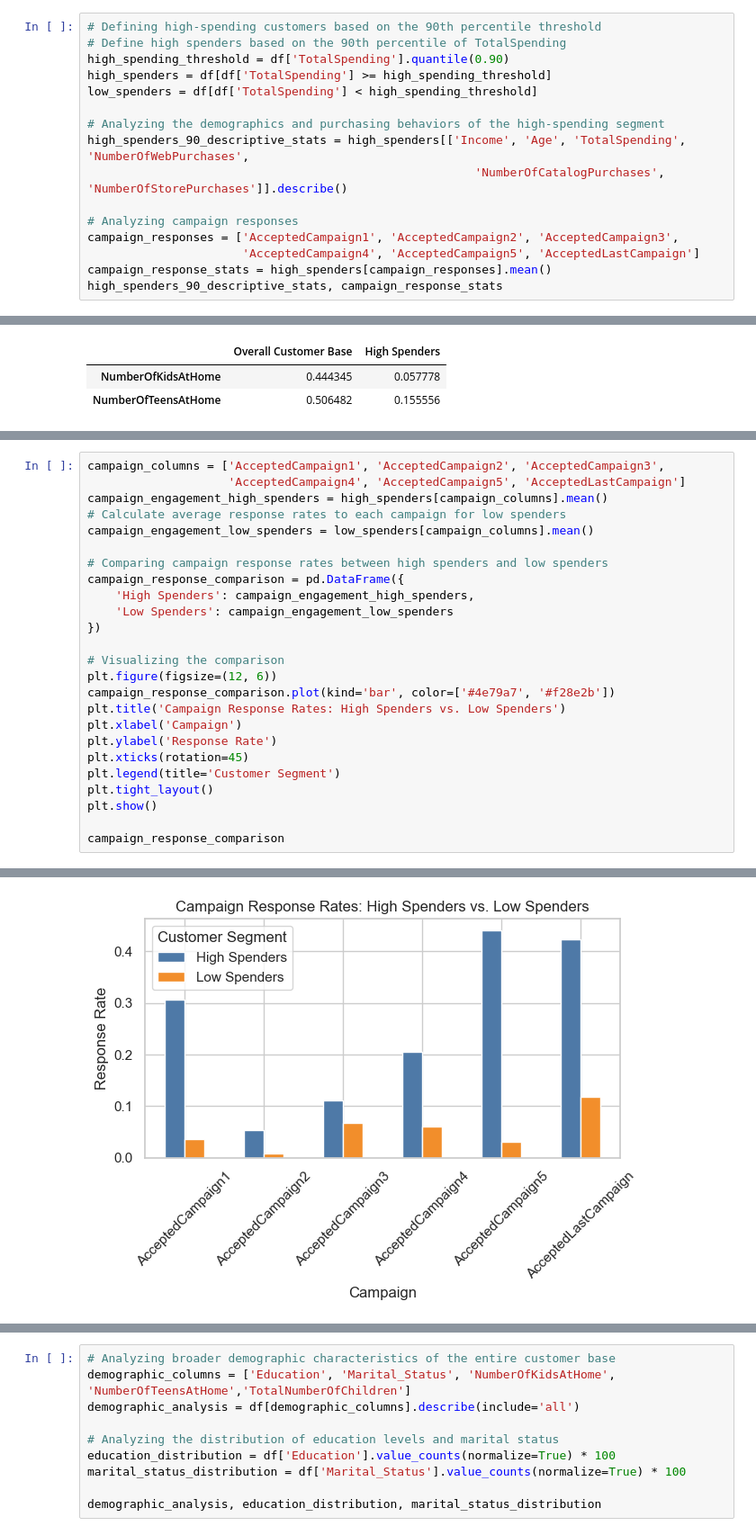
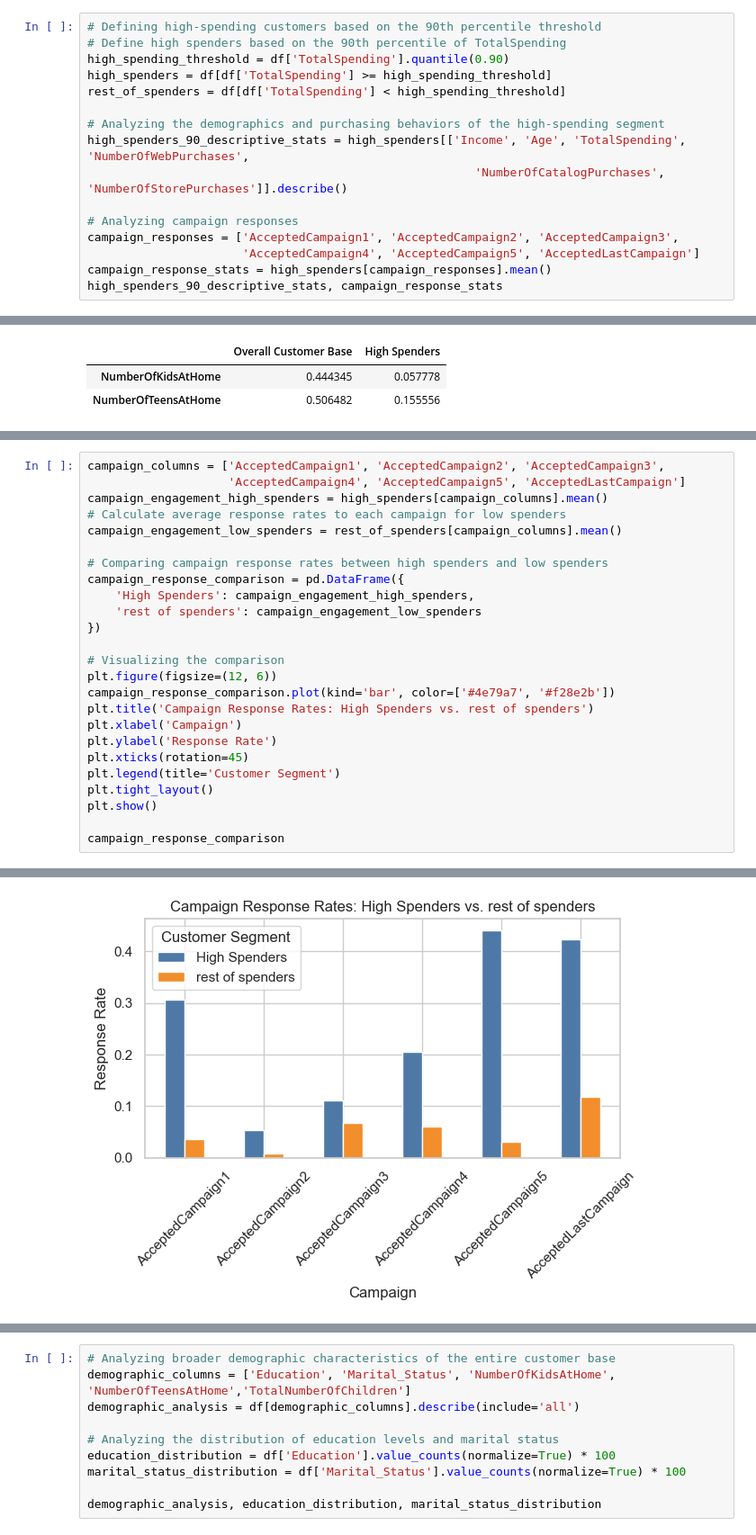
Before and after one commit to OmarEmad313/Data-Analysis-Projects, a Jupyter notebook: Customer personality analysis/customer personality analysis.ipynb, the cells around one changed output, grey strips where cells are left out. Shown: that part at 90% size. Cells and saved outputs as stored; diff of their text form.

```diff
--- a/Customer personality analysis/customer personality analysis.ipynb
+++ b/Customer personality analysis/customer personality analysis.ipynb
@@ -422,7 +357,7 @@ print(total_spending_percentiles)
 # Define high spenders based on the 90th percentile of TotalSpending
 high_spending_threshold = df['TotalSpending'].quantile(0.90)
 high_spenders = df[df['TotalSpending'] >= high_spending_threshold]
-low_spenders = df[df['TotalSpending'] < high_spending_threshold]
+rest_of_spenders = df[df['TotalSpending'] < high_spending_threshold]
 
 # Analyzing the demographics and purchasing behaviors of the high-spending segment
 high_spenders_90_descriptive_stats = high_spenders[['Income', 'Age', 'TotalSpending', 'NumberOfWebPurchases',
@@ -518,28 +453,28 @@ plt.show()
 # %%
 campaign_columns = ['AcceptedCampaign1', 'AcceptedCampaign2', 'AcceptedCampaign3',
                     'AcceptedCampaign4', 'AcceptedCampaign5', 'AcceptedLastCampaign']
 campaign_engagement_high_spenders = high_spenders[campaign_columns].mean()
 # Calculate average response rates to each campaign for low spenders
-campaign_engagement_low_spenders = low_spenders[campaign_columns].mean()
+campaign_engagement_low_spenders = rest_of_spenders[campaign_columns].mean()
 
 # Comparing campaign response rates between high spenders and low spenders
 campaign_response_comparison = pd.DataFrame({
     'High Spenders': campaign_engagement_high_spenders,
-    'Low Spenders': campaign_engagement_low_spenders
+    'rest of spenders': campaign_engagement_low_spenders
 })
 
 # Visualizing the comparison
 plt.figure(figsize=(12, 6))
 campaign_response_comparison.plot(kind='bar', color=['#4e79a7', '#f28e2b'])
-plt.title('Campaign Response Rates: High Spenders vs. Low Spenders')
+plt.title('Campaign Response Rates: High Spenders vs. rest of spenders')
 plt.xlabel('Campaign')
 plt.ylabel('Response Rate')
 plt.xticks(rotation=45)
 plt.legend(title='Customer Segment')
 plt.tight_layout()
 plt.show()
 
 campaign_response_comparison
 # %% [output]
 <Figure size 1200x600 with 0 Axes>
-[figure, old version]
+[figure, new version]
```
Also changed, not shown: parts of 39 cells of this notebook, 2 other files.
